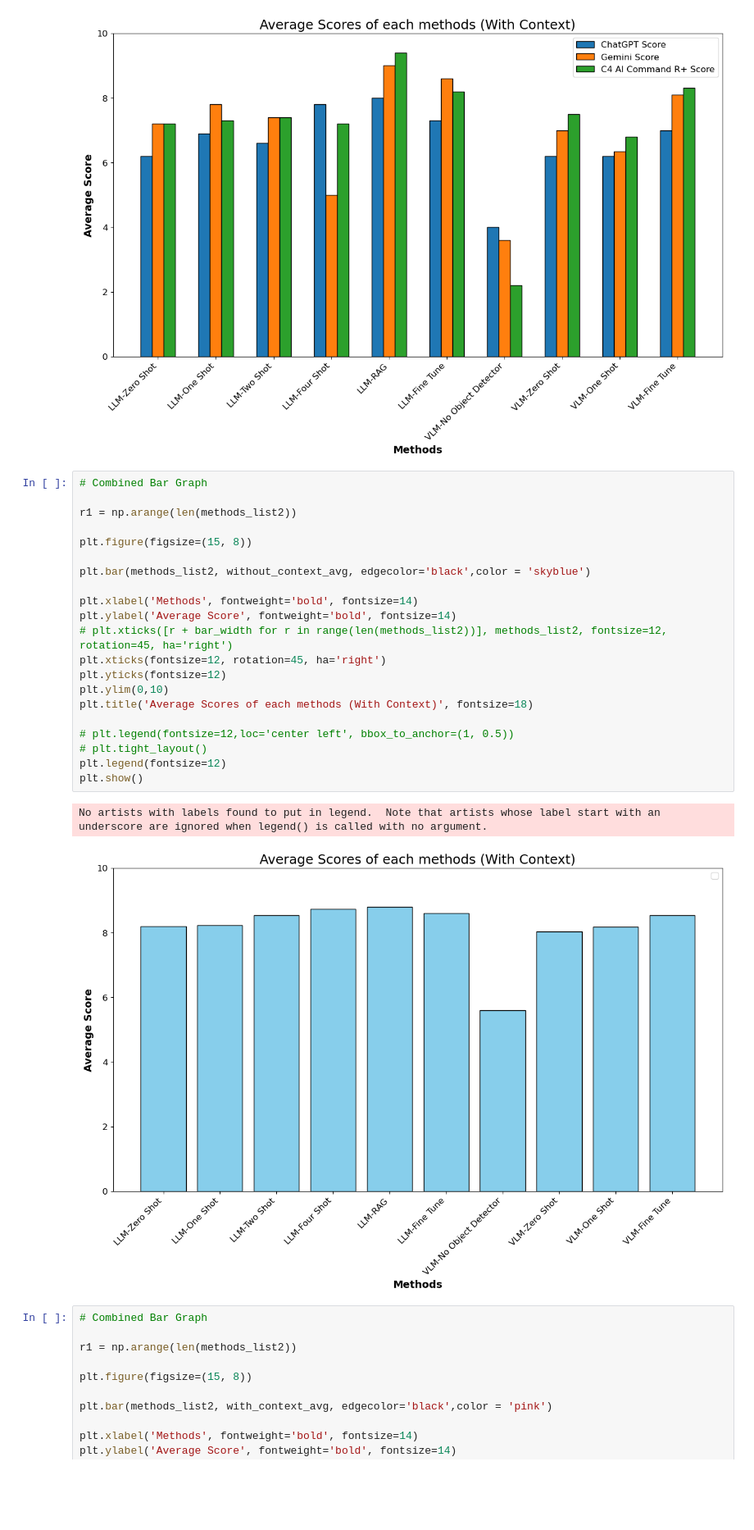
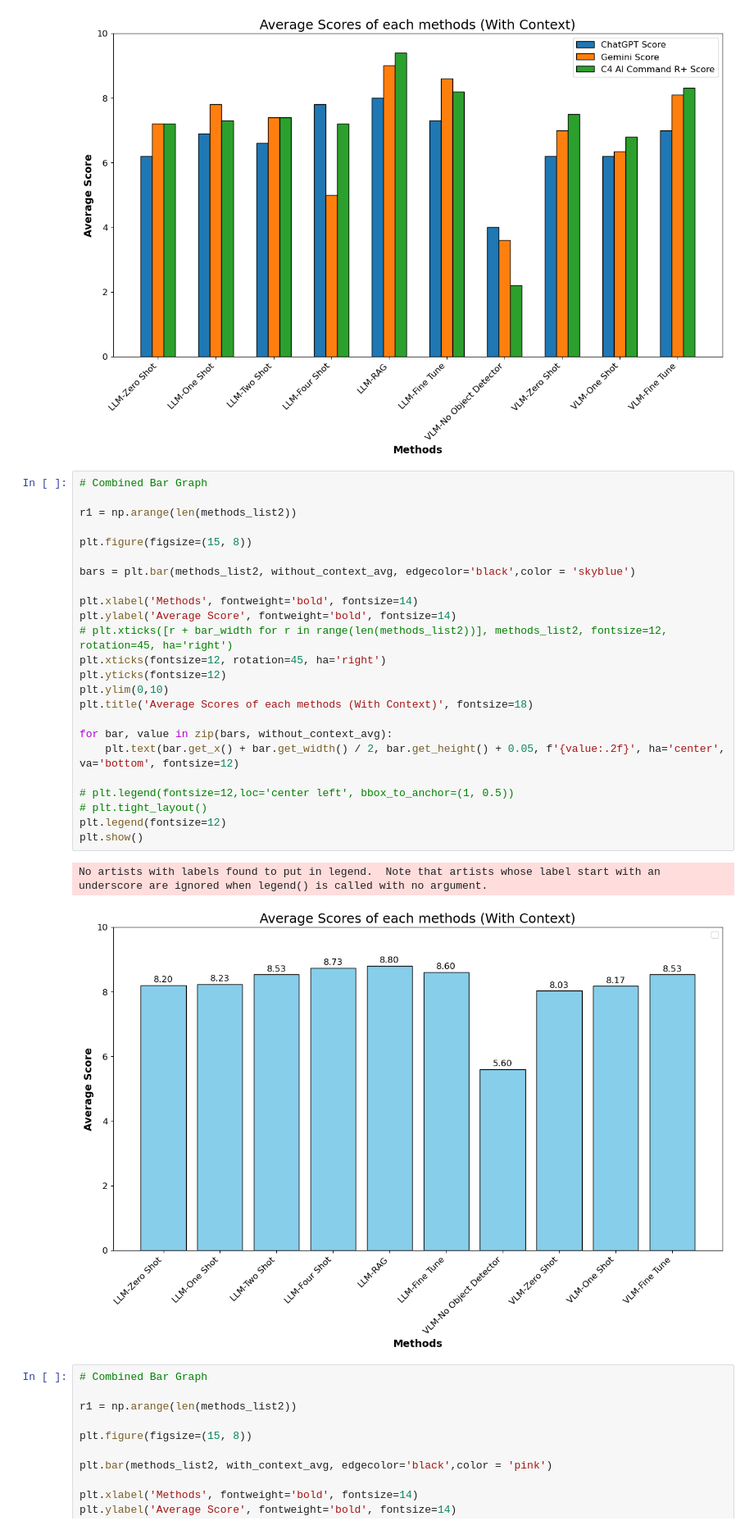
Before and after one commit to YashPat22/LLM_VLM_Comparison, a Jupyter notebook: Comparison Charts.ipynb, the cells around one changed output. Shown at 82% size. Cells and saved outputs as stored; diff of their text form; blank space fills up the shorter version.

```diff
--- a/Comparison Charts.ipynb
+++ b/Comparison Charts.ipynb
@@ -132,27 +132,30 @@ plt.show()
 # %%
 # Combined Bar Graph
 
 r1 = np.arange(len(methods_list2))
 
 plt.figure(figsize=(15, 8))
 
-plt.bar(methods_list2, without_context_avg, edgecolor='black',color = 'skyblue')
+bars = plt.bar(methods_list2, without_context_avg, edgecolor='black',color = 'skyblue')
 
 plt.xlabel('Methods', fontweight='bold', fontsize=14)
 plt.ylabel('Average Score', fontweight='bold', fontsize=14)
 # plt.xticks([r + bar_width for r in range(len(methods_list2))], methods_list2, fontsize=12, rotation=45, ha='right')
 plt.xticks(fontsize=12, rotation=45, ha='right')
 plt.yticks(fontsize=12)
 plt.ylim(0,10)
 plt.title('Average Scores of each methods (With Context)', fontsize=18)
 
+for bar, value in zip(bars, without_context_avg):
+    plt.text(bar.get_x() + bar.get_width() / 2, bar.get_height() + 0.05, f'{value:.2f}', ha='center', va='bottom', fontsize=12)
+
 # plt.legend(fontsize=12,loc='center left', bbox_to_anchor=(1, 0.5))
 # plt.tight_layout()
 plt.legend(fontsize=12)
 plt.show()
 # %% [output]
 No artists with labels found to put in legend.  Note that artists whose label start with an underscore are ignored when legend() is called with no argument.
-[figure, old version]
+[figure, new version]
 # %%
 # Combined Bar Graph
 
```
